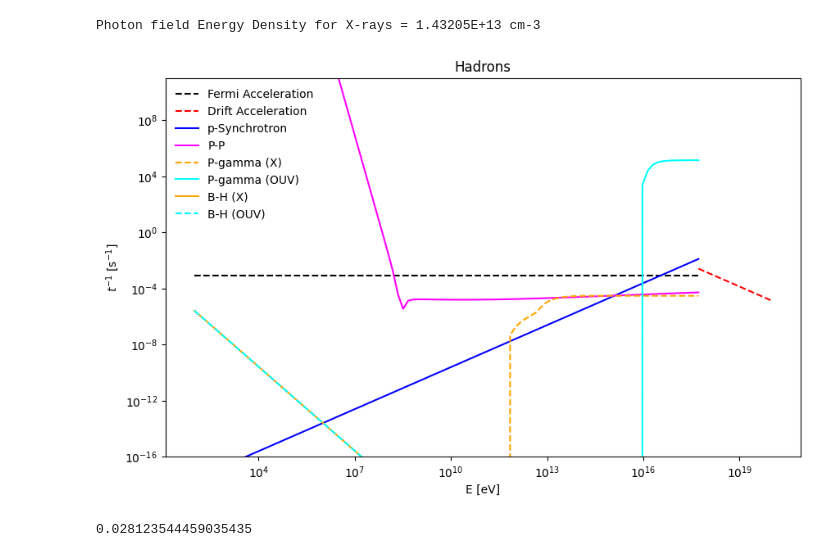
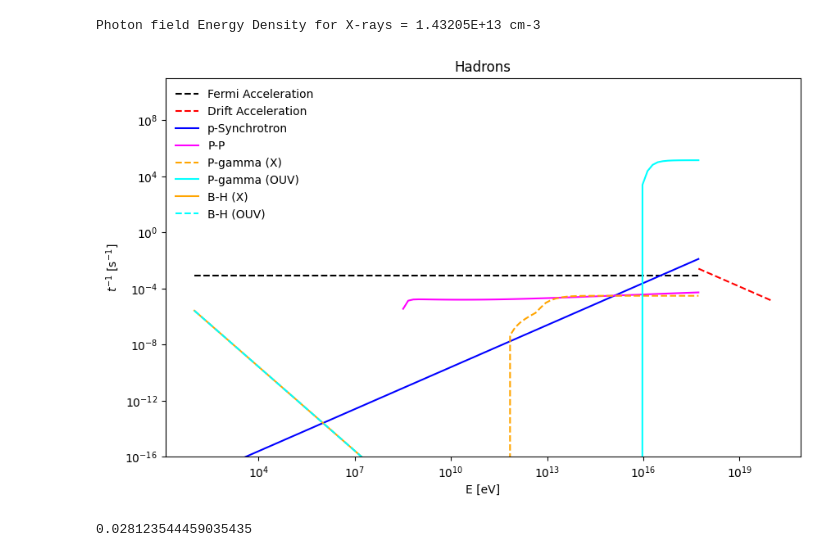
Before and after one commit to luanapassosreis/AGN_Studies, a Jupyter notebook: acc_cooling_rates.ipynb, the cells around one changed output. Saved outputs shown, nothing was run; the diff lists cells and outputs as text; code cells hidden in the pictures.

```diff
--- a/acc_cooling_rates.ipynb
+++ b/acc_cooling_rates.ipynb
@@ -243,35 +243,40 @@ plt.figure(figsize=(10, 6))
 plt.loglog(Ep/eV,[1/time_acc_regime3(va, delta_RX)]*len(Ep),'--',label='Fermi Acceleration',color='black')
 plt.loglog(Ep_drift/eV,1/timeacc_drift(Ep_drift, B_c, va),'--',label='Drift Acceleration',color='red')
 
 ## losses
 plt.loglog(Ep/eV,rate_synch_p(B_c, Ep),label='p-Synchrotron',color='blue')
-plt.loglog(Ep/eV,rate_p_p(n_c, Ep),label='P-P',color='magenta')
+# plt.loglog(Ep/eV,rate_p_p(n_c, Ep),label='P-P',color='magenta')
+
+# Apply the condition for plotting only after 10^8 eV
+Ep_filtered = Ep[Ep/eV > 10**(8.37)]
+rate_p_p_filtered = rate_p_p(n_c, Ep)[Ep/eV > 10**(8.37)]
+plt.loglog(Ep_filtered/eV, rate_p_p_filtered, label='P-P', color='magenta')
 
 plt.loglog(Ep/eV,rate_p_gamma(Ep, eps_x, nph_x),'--',label='P-gamma (X)',color='orange')
 plt.loglog(Ep/eV,rate_p_gamma(Ep, eps_OUV, nph_OUV),label='P-gamma (OUV)',color='cyan')
 # plt.loglog(Ep/eV,rate_pg_cool(Ep, eps_x, nph_x),label='P-gamma (X)', color='red')
 # plt.loglog(Ep/eV,rate_pg_cool(Ep, eps_OUV, nph_OUV),label='P-gamma (OUV)',color='blue')
 
 plt.loglog(Ep/eV,rate_bth_cool(Ep, eps_x, nph_x),label='B-H (X)', color='orange')
 plt.loglog(Ep/eV,rate_bth_cool(Ep, eps_OUV, nph_OUV),'--',label='B-H (OUV)', color='cyan')
 
 # plt.loglog(Ep/eV,cooling_rate_bth_isotropic,label='B-H (X)',color='orange')
 # plt.loglog(Ep/eV,cooling_rate_bth_ou,label='B-H (OUV)',color='purple')
 
 # plt.xlim((1e7,1e20))
 plt.ylim((1e-16,1e11))
 
 plt.xlabel('E [eV]')
 plt.ylabel('$t^{-1}$ [s$^{-1}$]')
 plt.title('Hadrons')
 
 plt.legend(frameon=False,loc='upper left')
 # plt.xticks([1e9,1e10,1e11,1e12,1e13,1e14,1e15],labels=['9','10','11','12','13','14','15'])
 plt.savefig('plots/cooling_hadrons_eV.png',dpi=300)
 
 plt.show()
 # %% [output]
-[figure, old version]
+[figure, new version]
 # %%
 delta_RX / R_s
 # %% [output]
```
Also changed, not shown: 12 other files.
